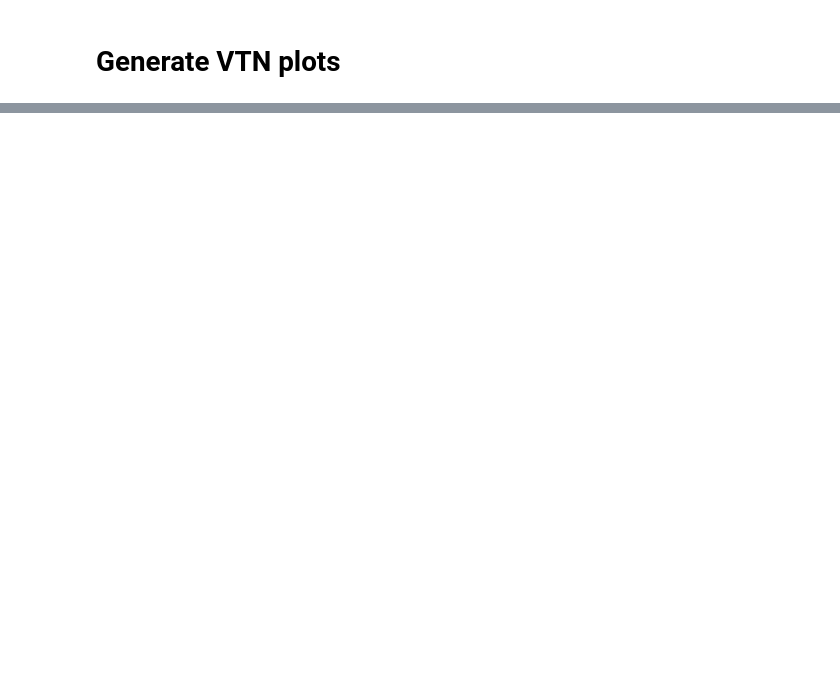
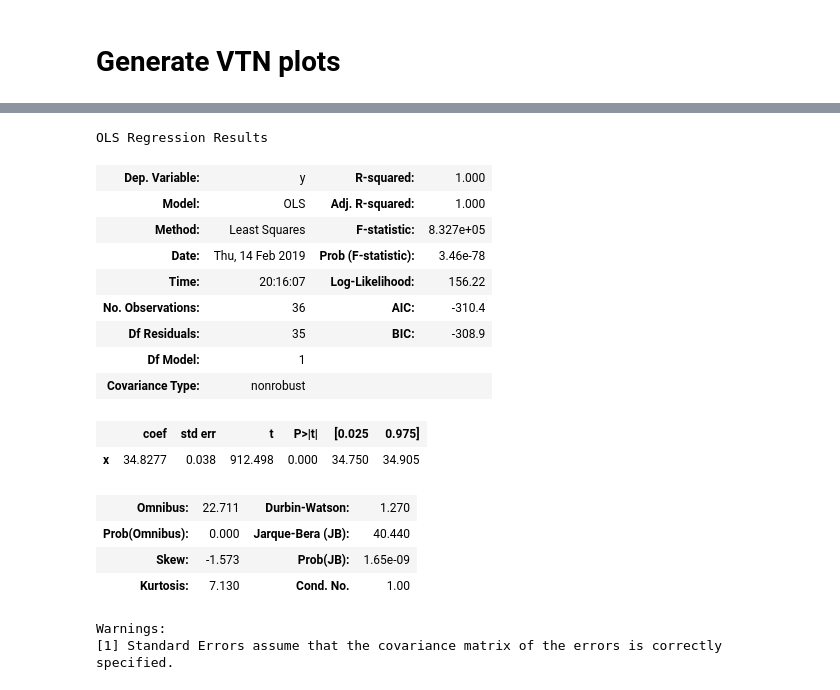
Before and after one commit to hnagib/Variable-Time-Normalization, a Jupyter notebook: notebooks/01-hnagib-oop.ipynb, the cells around one changed output, grey strips where cells are left out. Drawn from its saved outputs; the diff is of its cells as text; code cells hidden in the pictures; blank space fills up the shorter version.

```diff
--- a/notebooks/01-hnagib-oop.ipynb
+++ b/notebooks/01-hnagib-oop.ipynb
@@ -80,0 +125,21 @@ vtn.plot_order_smoothness(
+# %%
+exp.kobs_line.summary()
+# %% [output]
+OLS Regression Results
+| Dep. Variable: | y | R-squared: | 1.000 |
+| Model: | OLS | Adj. R-squared: | 1.000 |
+| Method: | Least Squares | F-statistic: | 8.327e+05 |
+| Date: | Thu, 14 Feb 2019 | Prob (F-statistic): | 3.46e-78 |
+| Time: | 20:16:07 | Log-Likelihood: | 156.22 |
+| No. Observations: | 36 | AIC: | -310.4 |
+| Df Residuals: | 35 | BIC: | -308.9 |
+| Df Model: | 1 |  |  |
+| Covariance Type: | nonrobust |  |  |
+|  | coef | std err | t | P>|t| | [0.025 | 0.975] |
+| x | 34.8277 | 0.038 | 912.498 | 0.000 | 34.750 | 34.905 |
+| Omnibus: | 22.711 | Durbin-Watson: | 1.270 |
+| Prob(Omnibus): | 0.000 | Jarque-Bera (JB): | 40.440 |
+| Skew: | -1.573 | Prob(JB): | 1.65e-09 |
+| Kurtosis: | 7.130 | Cond. No. | 1.00 |
+Warnings:
+[1] Standard Errors assume that the covariance matrix of the errors is correctly specified.
```
Also changed, not shown: parts of 12 cells of this notebook, 2 other files.
